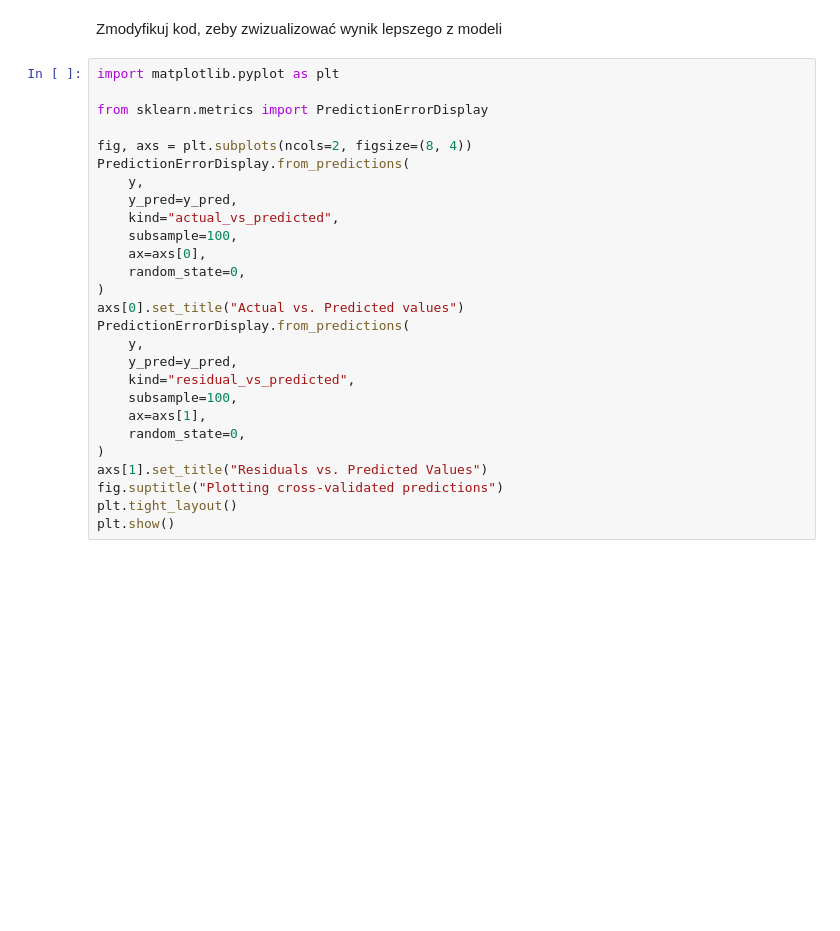
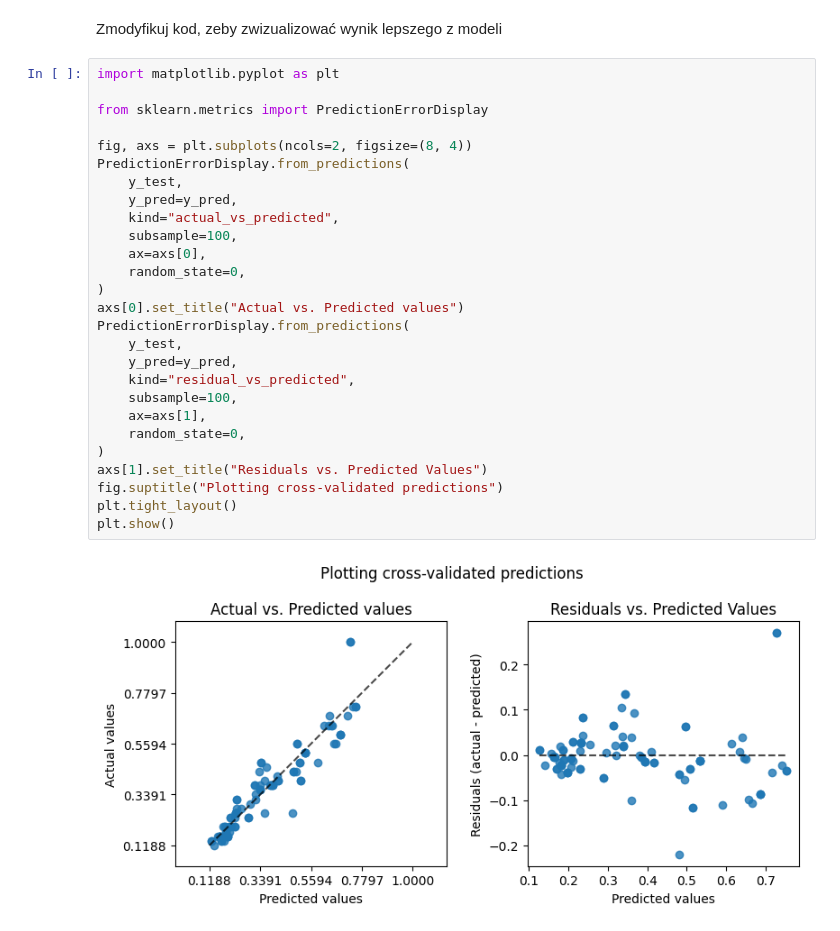
Before and after one commit to KrzysztofDrobnik/lecture1, a Jupyter notebook: PUM4_regresja_todo.ipynb, the cells around one changed output. Saved outputs shown, nothing was run; the diff lists cells and outputs as text; blank space fills up the shorter version.

```diff
--- a/PUM4_regresja_todo.ipynb
+++ b/PUM4_regresja_todo.ipynb
@@ -268,27 +340,29 @@ Zmodyfikuj kod, zeby zwizualizować wynik lepszego z modeli
 # %%
 import matplotlib.pyplot as plt
 
 from sklearn.metrics import PredictionErrorDisplay
 
 fig, axs = plt.subplots(ncols=2, figsize=(8, 4))
 PredictionErrorDisplay.from_predictions(
-    y,
+    y_test,
     y_pred=y_pred,
     kind="actual_vs_predicted",
     subsample=100,
     ax=axs[0],
     random_state=0,
 )
 axs[0].set_title("Actual vs. Predicted values")
 PredictionErrorDisplay.from_predictions(
-    y,
+    y_test,
     y_pred=y_pred,
     kind="residual_vs_predicted",
     subsample=100,
     ax=axs[1],
     random_state=0,
 )
 axs[1].set_title("Residuals vs. Predicted Values")
 fig.suptitle("Plotting cross-validated predictions")
 plt.tight_layout()
 plt.show()
+# %% [output]
+[figure, added]
```
Also changed, not shown: parts of 14 cells of this notebook.
